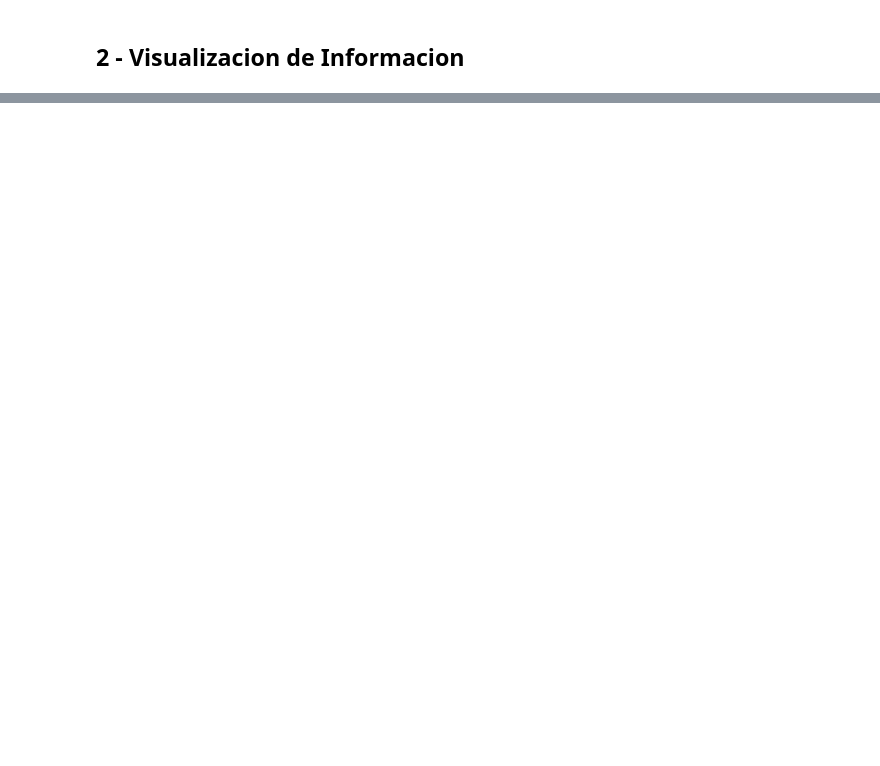
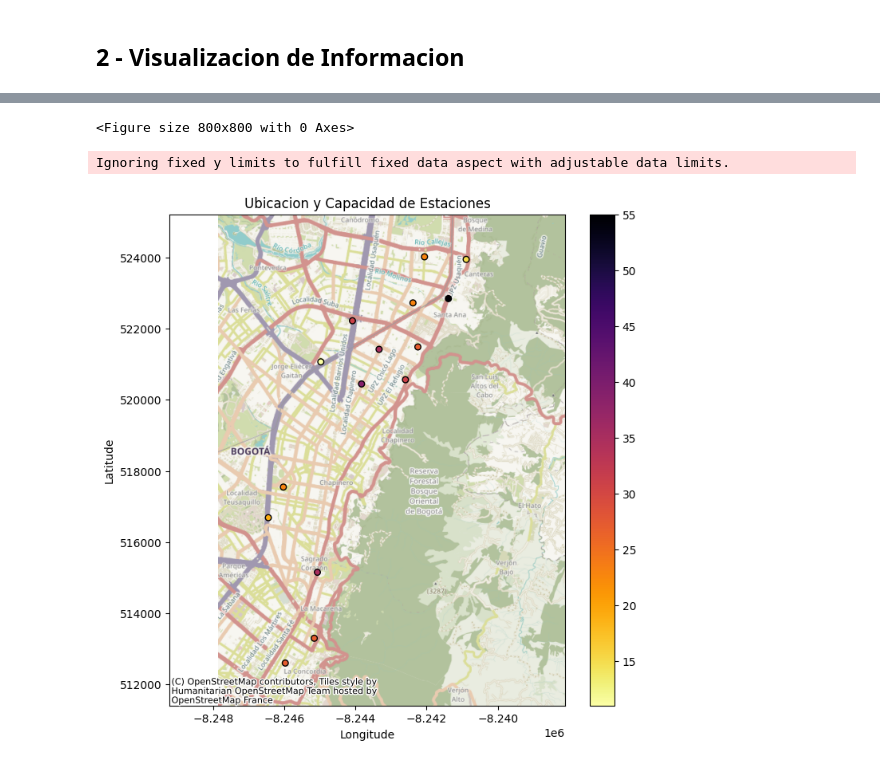
Before and after one commit to stefyperezg/smart-cities-tools, a Jupyter notebook: Active Mobility/get_gbfs_data.ipynb, the cells around one changed output, grey strips where cells are left out. Cells and saved outputs as stored; diff of their text form; code cells hidden in the pictures; blank space fills up the shorter version.

```diff
--- a/Active Mobility/get_gbfs_data.ipynb
+++ b/Active Mobility/get_gbfs_data.ipynb
@@ -152,0 +161,26 @@ utils.plot_map(station_info_status_df, 'num_docks_available', 'inferno_r', 'Dock
+# %%
+station_info_df = station_information_df.sort_values(by="capacity", ascending=False)
+station_info_df = utils.select_stations_far_apart(station_info_df, n=140, min_dist_m=700)
+# %%
+#### filtering and selecting stations by capacity, location, randomness
+
+
+# 1. Select top N by capacity
+top_capacity = station_info_df.nlargest(5, 'capacity')
+
+# 2. Select stations with charging (if available)
+charging_stations = station_info_df[station_info_df['is_charging_station'] == 1].sample(n=3, random_state=42)
+
+# 3. Select geographical edges stations (e.g., by min/max lat)
+geo_edges = station_info_df.loc[[
+    station_info_df['lat'].idxmin(), station_info_df['lat'].idxmax(),
+    station_info_df['lon'].idxmin(), station_info_df['lon'].idxmax()
+]]
+
+# 4. Add some random stations
+remaining = station_info_df.drop(top_capacity.index).drop(charging_stations.index).drop(geo_edges.index)
+random_stations = remaining.sample(n=3, random_state=42)
+# %%
+# Combine and drop duplicates
+selected_stations = pd.concat([top_capacity, charging_stations, geo_edges, random_stations]).drop_duplicates(subset=['station_id']).sort_values(by='station_id')
+selected_stations
@@ -152,0 +205,6 @@ utils.plot_map(station_info_status_df, 'num_docks_available', 'inferno_r', 'Dock
+# %%
+utils.plot_map(selected_stations, 'capacity', 'inferno_r', 'Ubicacion y Capacidad de Estaciones')
+# %% [output]
+<Figure size 800x800 with 0 Axes>
+Ignoring fixed y limits to fulfill fixed data aspect with adjustable data limits.
+[figure, added]
```
Also changed, not shown: parts of 18 cells of this notebook, 7 other files.
